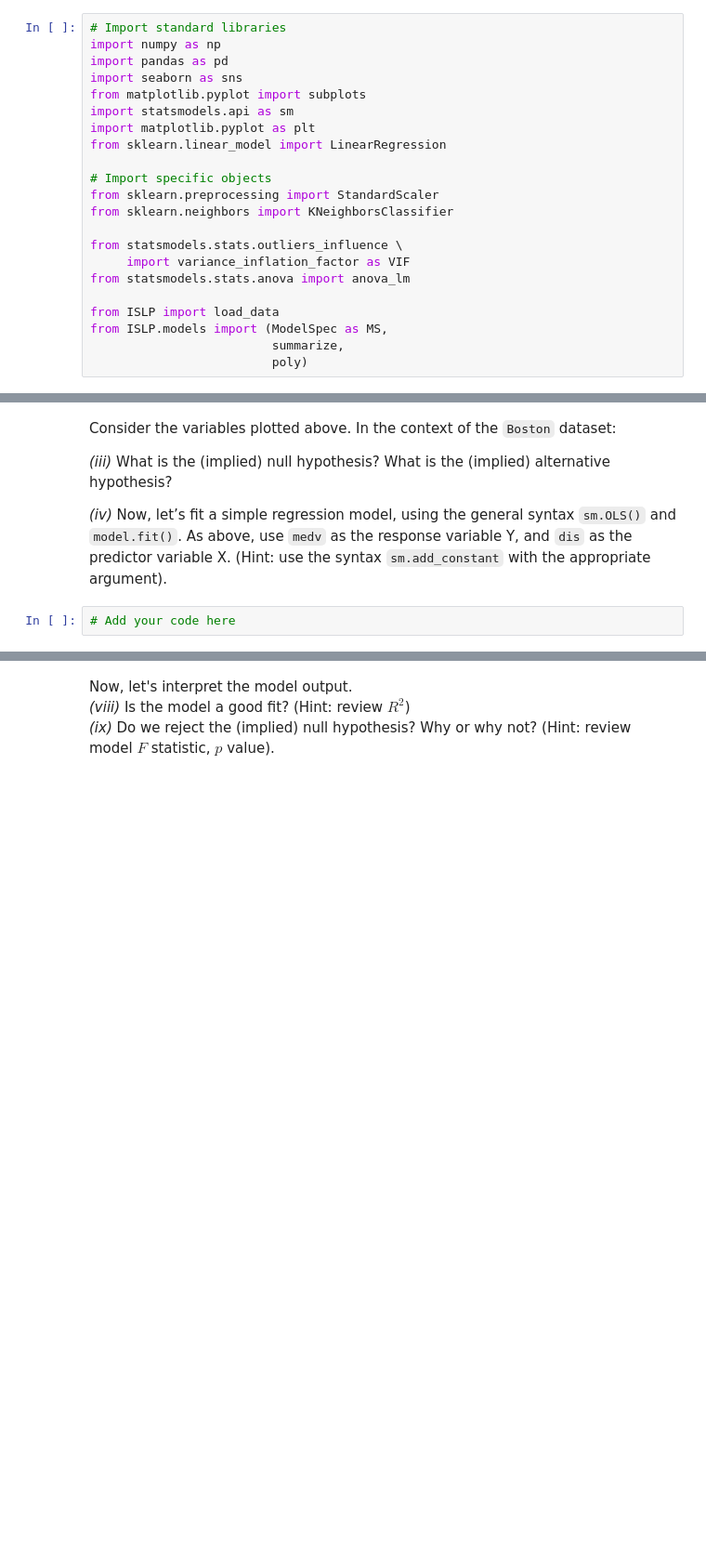
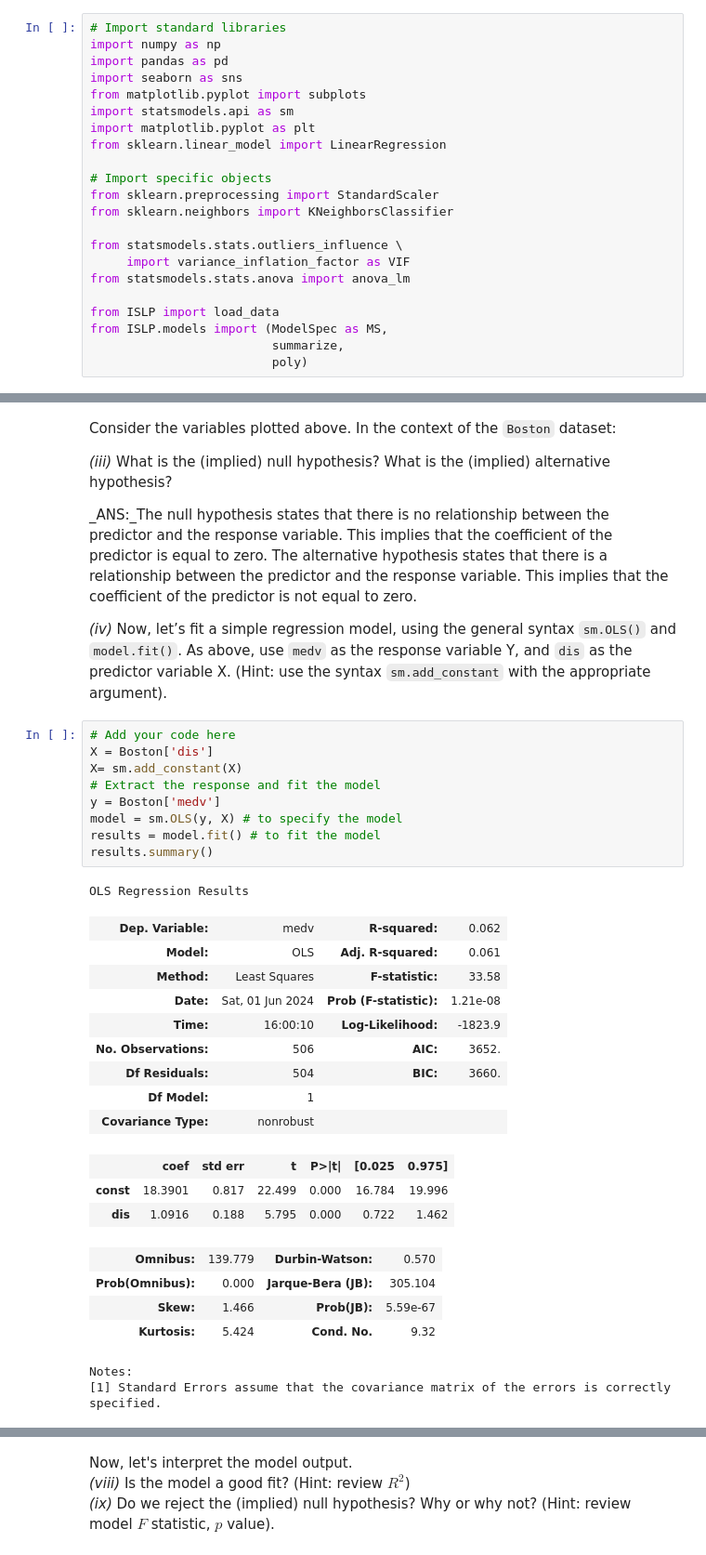
Before and after one commit to UofT-DSI/applying_statistical_concepts, a Jupyter notebook: 02_assignments/assignment_1.ipynb, the cells around one changed output, grey strips where cells are left out. Shown at 93% size. Saved outputs shown, nothing was run; the diff lists cells and outputs as text; blank space fills up the shorter version.

```diff
--- a/02_assignments/assignment_1.ipynb
+++ b/02_assignments/assignment_1.ipynb
@@ -70,9 +91,38 @@ Consider the variables plotted above. In the context of the `Boston` dataset:
 
 _(iii)_ What is the (implied) null hypothesis? What is the (implied) alternative hypothesis?
 
+_ANS:_The null hypothesis states that there is no relationship between the predictor and the response variable. This implies that the coefficient of the predictor is equal to zero. The alternative hypothesis states that there is a relationship between the predictor and the response variable. This implies that the coefficient of the predictor is not equal to zero.
+
 _(iv)_ Now, let’s fit a simple regression model, using the general syntax `sm.OLS()` and `model.fit()`. As above, use `medv` as the response variable Y, and `dis` as the predictor variable X. (Hint: use the syntax `sm.add_constant` with the appropriate argument).
 # %%
 # Add your code here
+X = Boston['dis']
+X= sm.add_constant(X)
+# Extract the response and fit the model
+y = Boston['medv']
+model = sm.OLS(y, X) # to specify the model
+results = model.fit() # to fit the model
+results.summary()
+# %% [output]
+OLS Regression Results
+| Dep. Variable: | medv | R-squared: | 0.062 |
+| Model: | OLS | Adj. R-squared: | 0.061 |
+| Method: | Least Squares | F-statistic: | 33.58 |
+| Date: | Sat, 01 Jun 2024 | Prob (F-statistic): | 1.21e-08 |
+| Time: | 16:00:10 | Log-Likelihood: | -1823.9 |
+| No. Observations: | 506 | AIC: | 3652. |
+| Df Residuals: | 504 | BIC: | 3660. |
+| Df Model: | 1 |  |  |
+| Covariance Type: | nonrobust |  |  |
+|  | coef | std err | t | P>|t| | [0.025 | 0.975] |
+| const | 18.3901 | 0.817 | 22.499 | 0.000 | 16.784 | 19.996 |
+| dis | 1.0916 | 0.188 | 5.795 | 0.000 | 0.722 | 1.462 |
+| Omnibus: | 139.779 | Durbin-Watson: | 0.570 |
+| Prob(Omnibus): | 0.000 | Jarque-Bera (JB): | 305.104 |
+| Skew: | 1.466 | Prob(JB): | 5.59e-67 |
+| Kurtosis: | 5.424 | Cond. No. | 9.32 |
+Notes:
+[1] Standard Errors assume that the covariance matrix of the errors is correctly specified.
 # %% [markdown]
 Review your model output to answer the following questions (Hint: use the `summary` and `conf_int` functions):
 _(v)_ What are the _coefficient estimates_ for $B_0$ (intercept) and $B_1$ (slope)?
```
Also changed, not shown: parts of 9 cells of this notebook.
